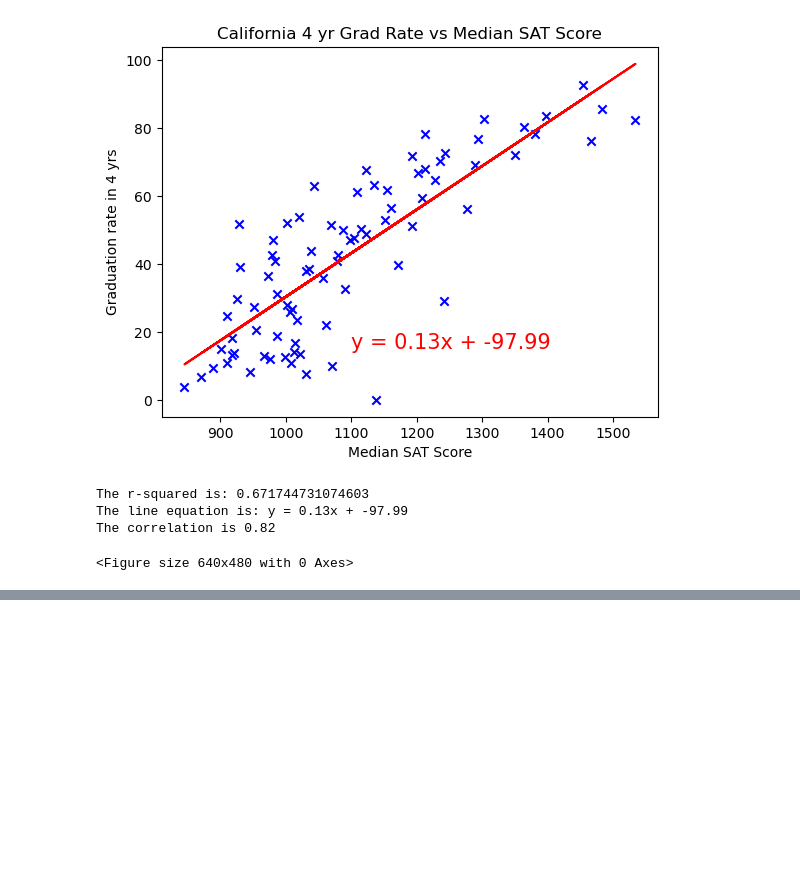
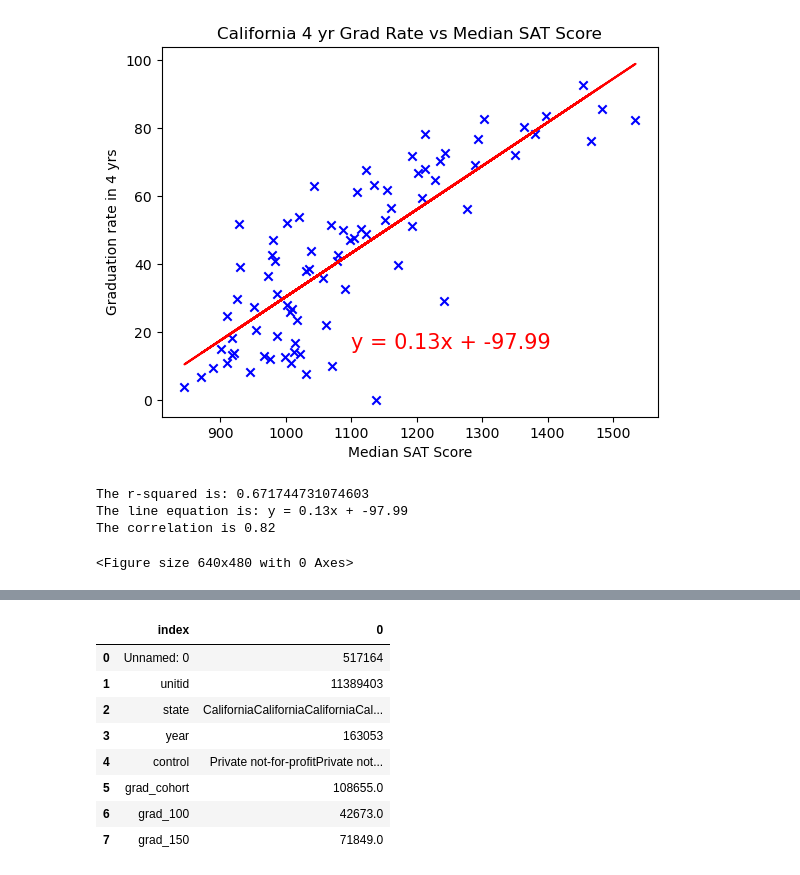
Before and after one commit to will5722/Trends-in-Education, a Jupyter notebook: DataAnalysis.ipynb, the cells around one changed output, grey strips where cells are left out. Cells and saved outputs as stored; diff of their text form; code cells hidden in the pictures; blank space fills up the shorter version.

```diff
--- a/DataAnalysis.ipynb
+++ b/DataAnalysis.ipynb
@@ -301,2 +301,19 @@ p-value is: 3.807829927024991e-28 therefore we can confirm that the SAT has a di
 <Figure size 640x480 with 0 Axes>
+# %%
+California = pd.read_csv("resources/California.csv")
+
+CA_df = California
+# %%
+CA = CA_df.sum().reset_index()
+CA
+# %% [output]
+|  | index | 0 |
+| 0 | Unnamed: 0 | 517164 |
+| 1 | unitid | 11389403 |
+| 2 | state | CaliforniaCaliforniaCaliforniaCal... |
+| 3 | year | 163053 |
+| 4 | control | Private not-for-profitPrivate not... |
+| 5 | grad_cohort | 108655.0 |
+| 6 | grad_100 | 42673.0 |
+| 7 | grad_150 | 71849.0 |
 # %%
```
Also changed, not shown: parts of 4 cells of this notebook, 1 other file.
